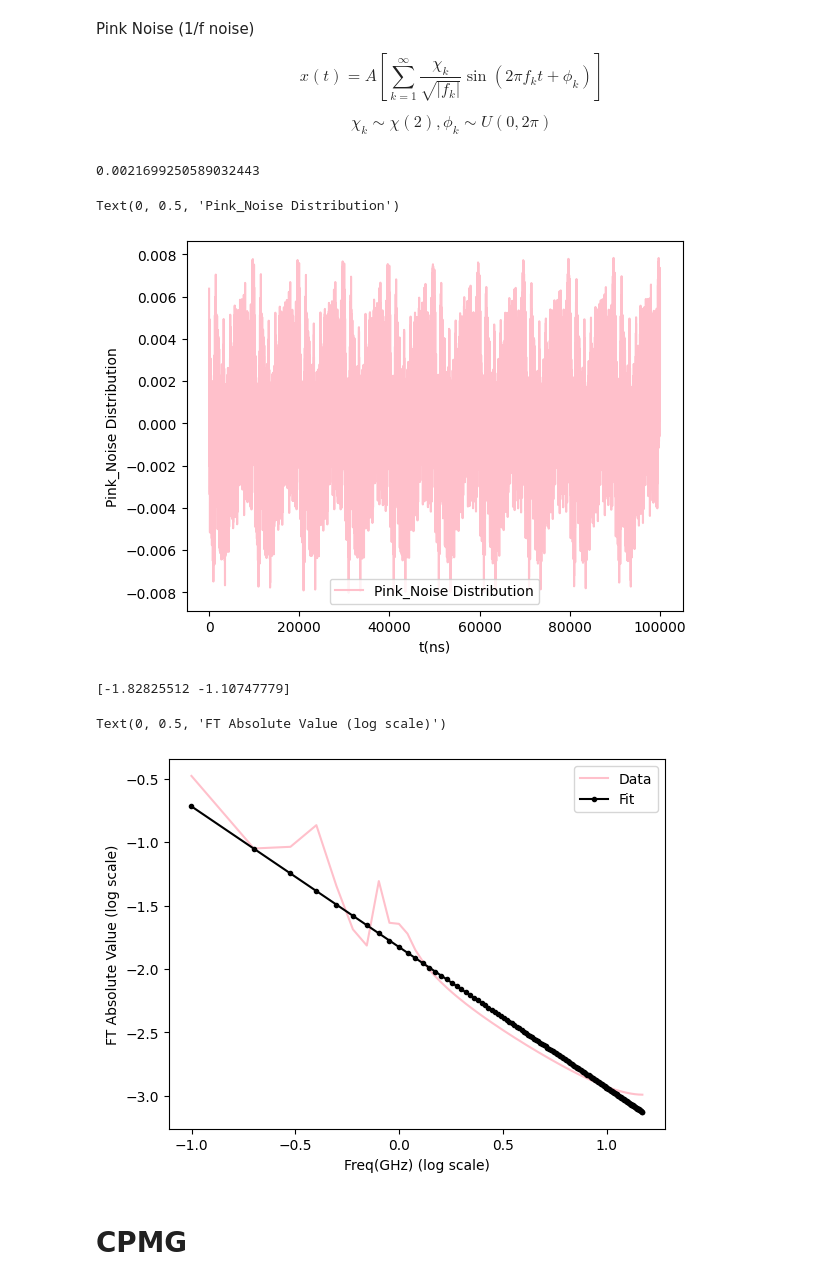
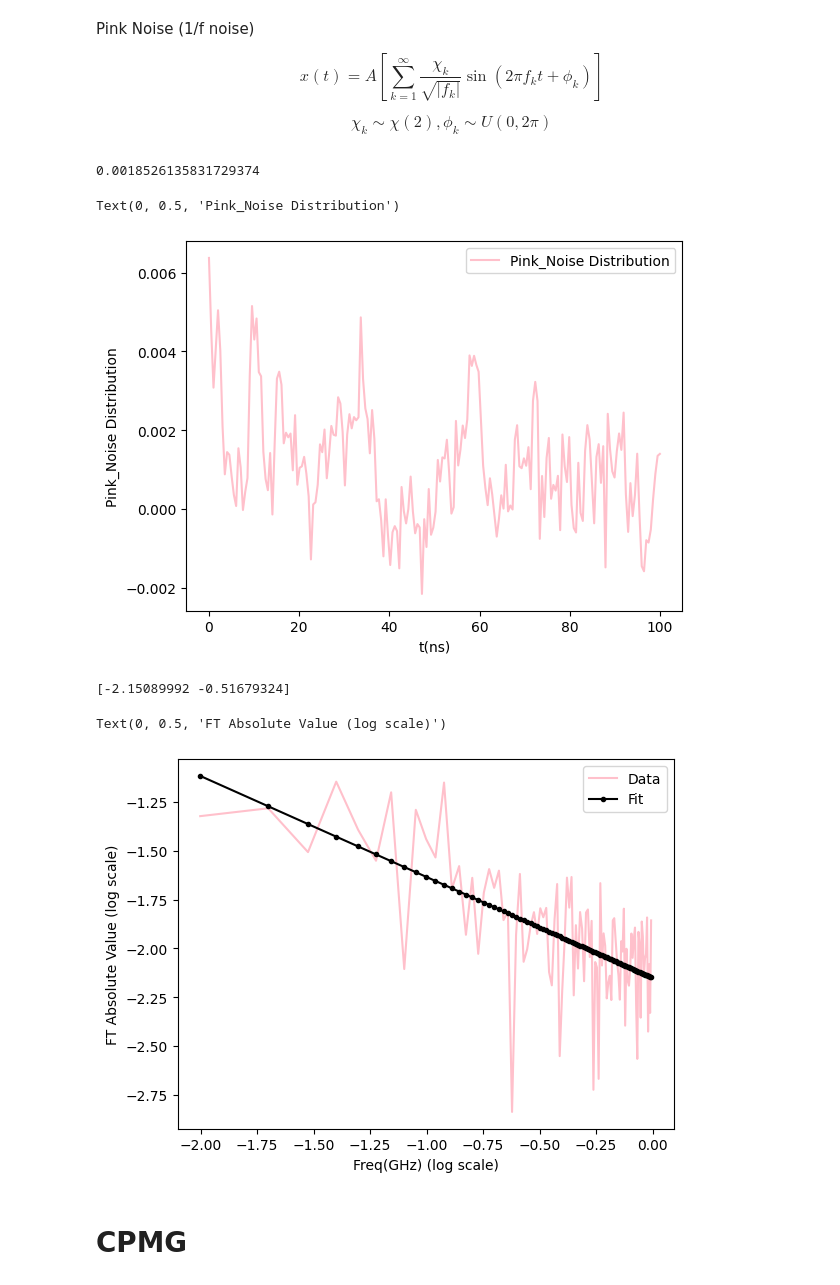
Before and after one commit to BrainConnection/Dynamical_Decoupling_Project, a Jupyter notebook: Dual Rail Erasure Qubit Reproduce.ipynb, the cells around one changed output. Drawn from its saved outputs; the diff is of its cells as text; code cells hidden in the pictures.

```diff
--- a/Dual Rail Erasure Qubit Reproduce.ipynb
+++ b/Dual Rail Erasure Qubit Reproduce.ipynb
@@ -267,20 +268,25 @@ def Chi_Ensemble(mu, sigma, num_seq):
 
   return np.array(chi)
 # %%
-@cache
-def Pink_Noise_Create_1(min_freq, freq_repeat, t_srt, t_end, t_repeat, t_shift, mu, sigma, A):
+def Pink_Noise_1(t, args):
 
-  tlist = np.linspace(t_srt, t_end, t_repeat)
+  min_freq = args['min_freq']
+  freq_repeat = args['freq_repeat']
+  mu = args['mu']
+  sigma = args['sigma']
+  A = args['A_noise1']
+
+  t_shift = args['t_shift']
 
   Chi_A = Chi_Ensemble(mu, sigma, freq_repeat)
 
   np.random.seed(2)
   U_A = uniform(0, 2*np.pi, freq_repeat)
 
-  f = A * (Chi_A[0]/np.sqrt((0+1)*min_freq)) * np.sin(2*np.pi*(0+1)*min_freq*(tlist+t_shift)+U_A[0])
+  f = A * (Chi_A[0]/np.sqrt((0+1)*min_freq)) * np.sin(2*np.pi*(0+1)*min_freq*(t+t_shift)+U_A[0])
 
   for k in range(1, freq_repeat, 1):
-    f = f + A * (Chi_A[k]/np.sqrt((k+1)*min_freq)) * np.sin(2*np.pi*(k+1)*min_freq*(tlist+t_shift)+U_A[k])
+    f = f + A * (Chi_A[k]/np.sqrt((k+1)*min_freq)) * np.sin(2*np.pi*(k+1)*min_freq*(t+t_shift)+U_A[k])
 
   return f
 # %%
@@ -301,18 +312,2 @@ def Pink_Noise_Create_2(min_freq, freq_repeat, t_srt, t_end, t_repeat, t_shift,
 
   return f
-# %%
-def Pink_Noise_1(args):
-
-  min_freq = args['min_freq']
-  freq_repeat = args['freq_repeat']
-  mu = args['mu']
-  sigma = args['sigma']
-  A = args['A_noise1']
-
-  t_srt = args['t_srt']
-  t_end = args['t_end']
-  t_repeat = args['t_repeat']
-  t_shift = args['t_shift']
-
-
-  return Pink_Noise_Create_1(min_freq, freq_repeat, t_srt, t_end, t_repeat, t_shift, mu, sigma, A)
@@ -340,9 +319,9 @@ min_freq = 0.0001
 freq_repeat = 10000
 t_shift = 0
 
-t_repeat = 200000
+t_repeat = 200
 t_srt = 0
-t_end = 100000
+t_end = 100
 
 mu = 0
 sigma = 1
@@ -352,19 +331,19 @@ A = 1
 args = {'min_freq': min_freq, 'freq_repeat': freq_repeat, 't_srt': t_srt, 't_end': t_end, 't_repeat': t_repeat, 't_shift': t_shift, 'mu': mu, 'sigma': sigma, 'A_noise1': 2*np.pi*0.000001}
 # %%
 tlist = np.linspace(t_srt, t_end, t_repeat)
-Pink_Noise_Sample = Pink_Noise_1(args)
+Pink_Noise_Sample = Pink_Noise_1(tlist, args)
 
 print(np.sqrt(np.mean(Pink_Noise_Sample**2)))
 
 fig, ax = plt.subplots(1, 1)
 ax.plot(tlist, Pink_Noise_Sample, label = 'Pink_Noise Distribution', color='pink')
 ax.legend(loc = 0)
 ax.set_xlabel('t(ns)')
 ax.set_ylabel('Pink_Noise Distribution')
 # %% [output]
-0.0021699250589032443
+0.0018526135831729374
 Text(0, 0.5, 'Pink_Noise Distribution')
-[figure, old version]
+[figure, new version]
 # %%
 x_fft = np.fft.fftshift(np.fft.fft(Pink_Noise_Sample))
 x_freq = np.fft.fftshift(np.fft.fftfreq(len(Pink_Noise_Sample), d=tlist[1]-tlist[0]))
@@ -382,9 +361,9 @@ ax.legend()
 ax.set_xlabel('Freq(GHz) (log scale)')
 ax.set_ylabel('FT Absolute Value (log scale)')
 # %% [output]
-[-1.82825512 -1.10747779]
+[-2.15089992 -0.51679324]
 Text(0, 0.5, 'FT Absolute Value (log scale)')
-[figure, old version]
+[figure, new version]
 # %% [markdown]
 # CPMG
 # %%
```
Also changed, not shown: parts of 52 cells of this notebook.
